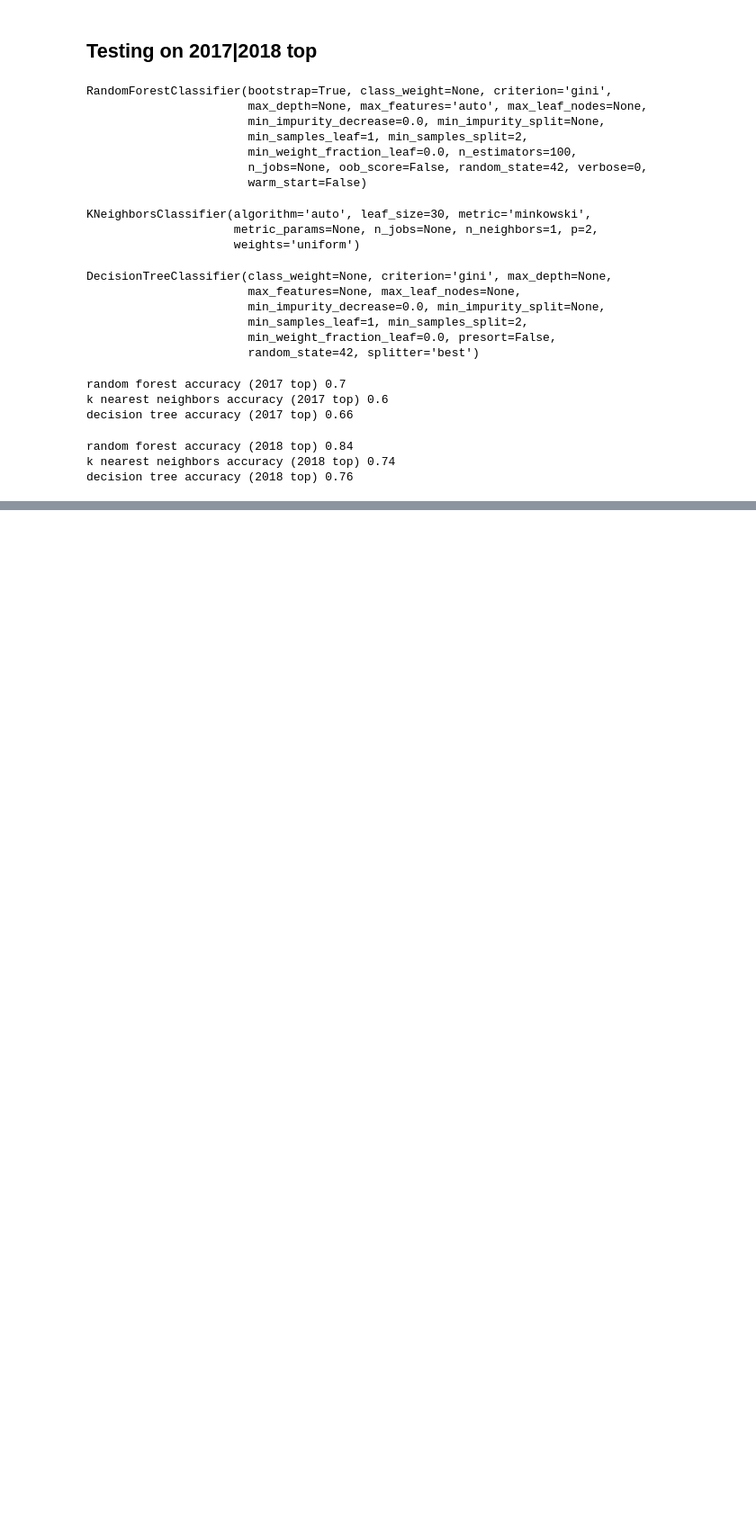
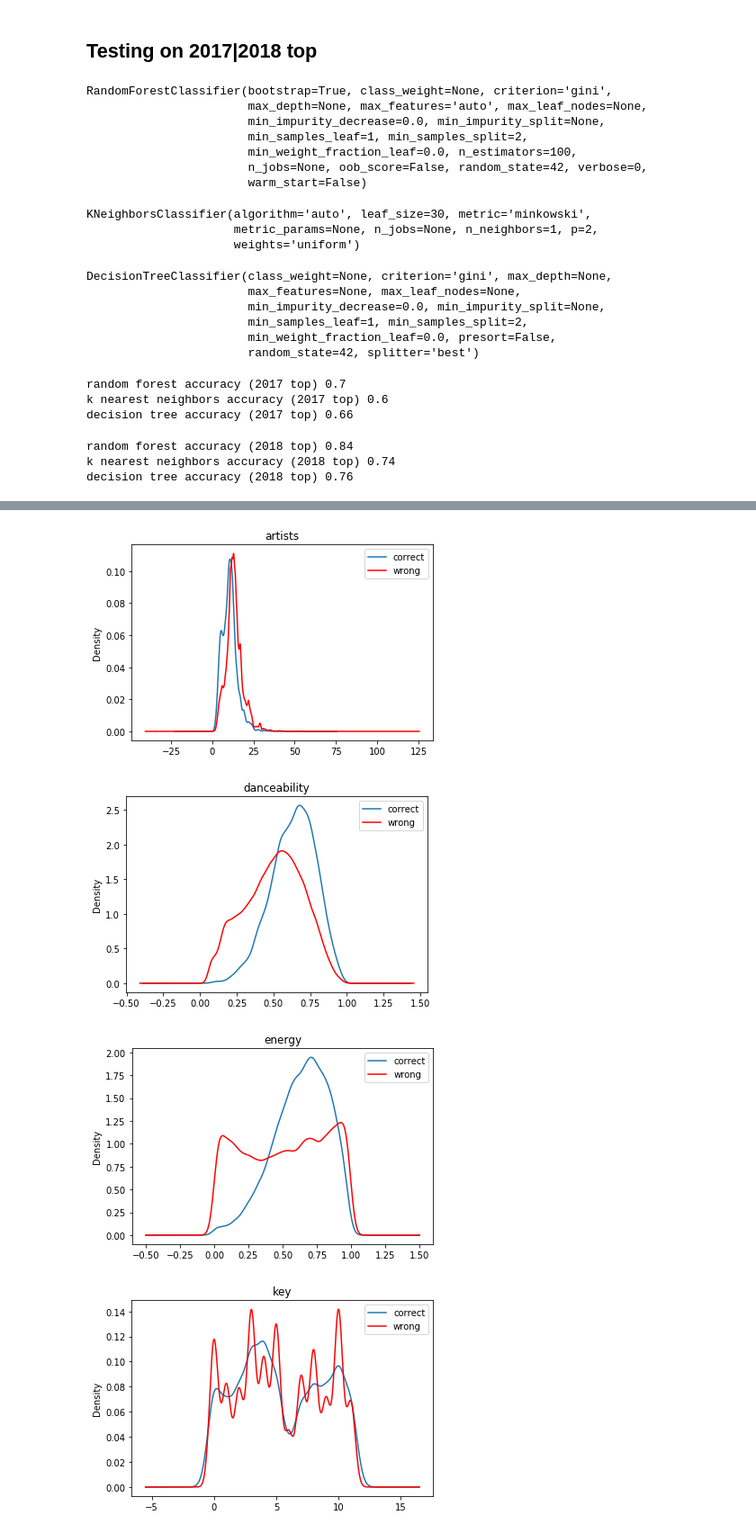
Before and after one commit to birgitsormus/spotify-predictions, a Jupyter notebook: predictions_v2.ipynb, the cells around one changed output, grey strips where cells are left out. Shown at 90% size. Drawn from its saved outputs; the diff is of its cells as text; code cells hidden in the pictures; blank space fills up the shorter version.

```diff
--- a/predictions_v2.ipynb
+++ b/predictions_v2.ipynb
@@ -223,0 +322,17 @@ decision tree accuracy (2018 top) 0.76
+# %%
+# all data
+popular = data[data['popularity_class'] == 1]
+unpopular = data[data['popularity_class'] == 0]
+
+for i, column in enumerate(popular.columns[1:-1]):
+    popular[column].plot(kind='density', label='correct')
+    unpopular[column].plot(kind='density', color='red', label='wrong')
+
+    plt.legend()
+    plt.title(column)
+    plt.show()
+# %% [output]
+[figure, added]
+[figure, added]
+[figure, added]
+[figure, added]
```
Also changed, not shown: parts of 6 cells of this notebook.
